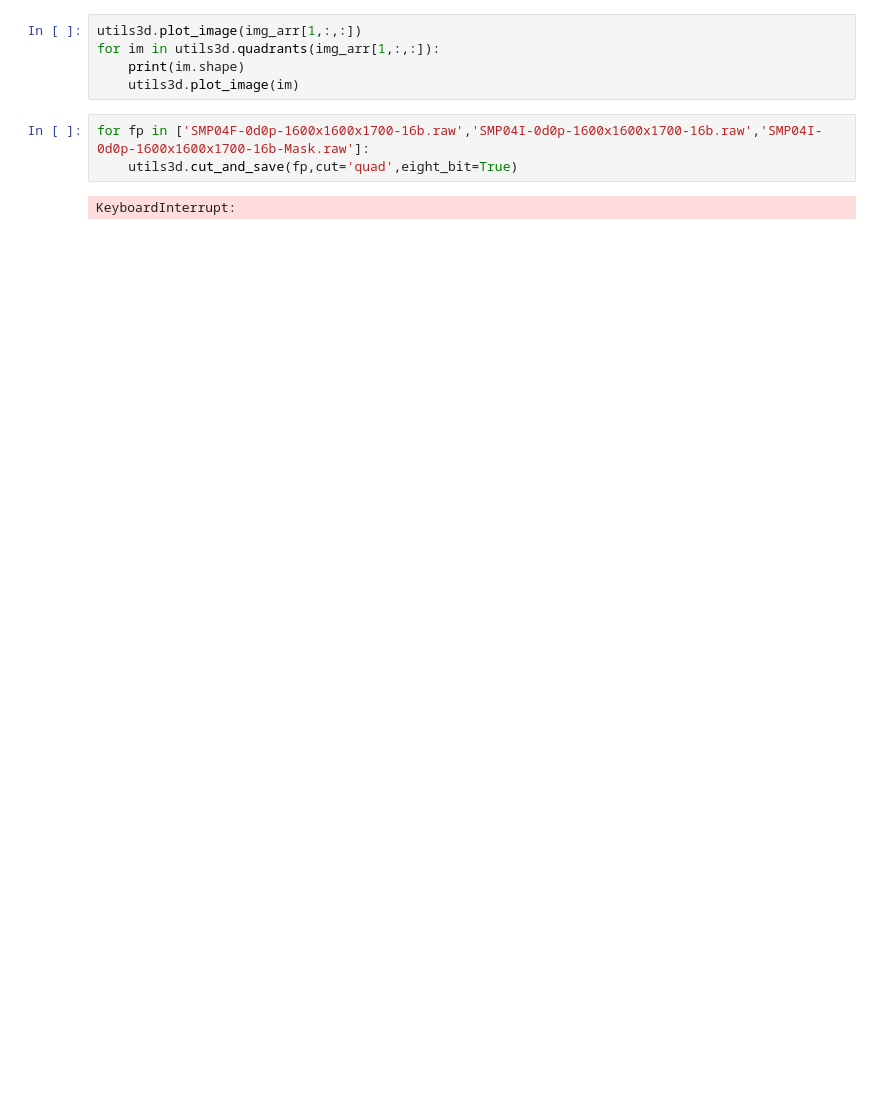
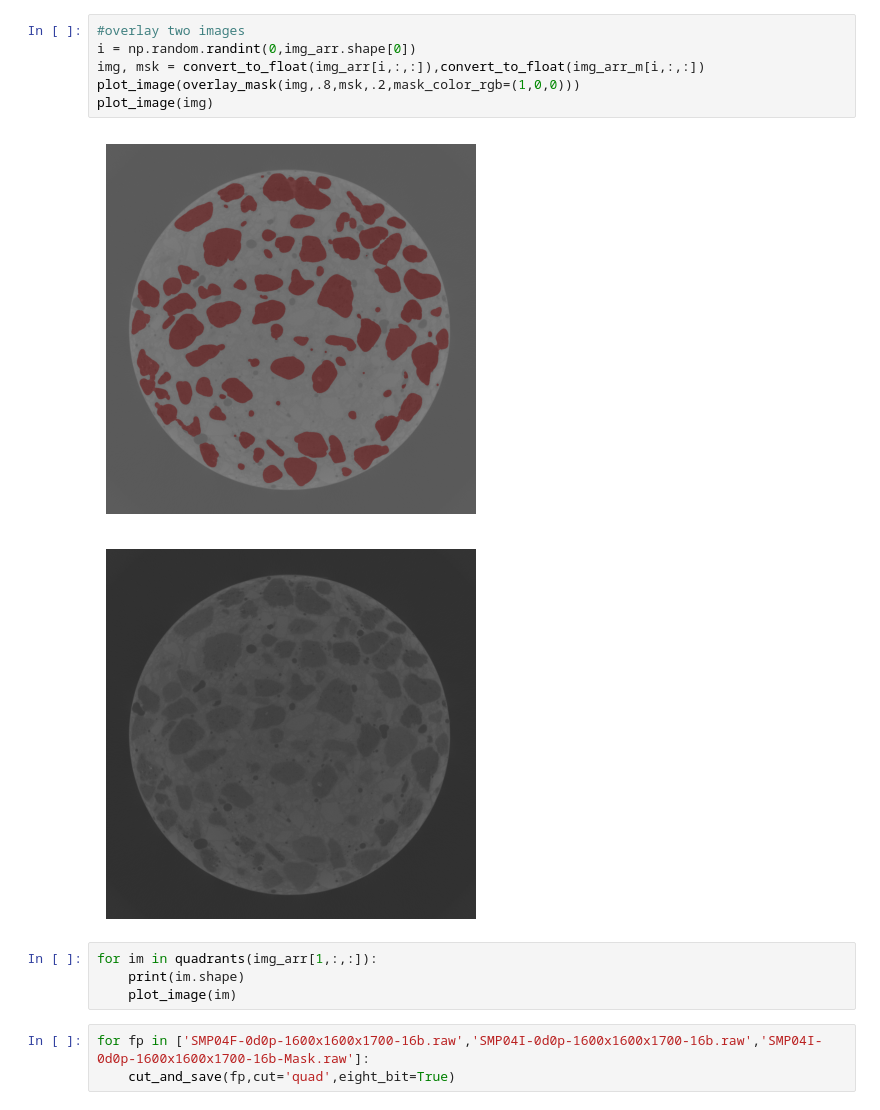
Before and after one commit to nickgiki/concrete_image_segmentation, a Jupyter notebook: concrete_ntua_read_files.ipynb, the cells around one changed output. Cells and saved outputs as stored; diff of their text form; blank space fills up the shorter version.

```diff
--- a/concrete_ntua_read_files.ipynb
+++ b/concrete_ntua_read_files.ipynb
@@ -17,10 +22,16 @@ utils3d.plot_slice(utils3d.crop_image(img_arr),np.random.randint(0,1700))
+# %%
+#overlay two images
+i = np.random.randint(0,img_arr.shape[0])
+img, msk = convert_to_float(img_arr[i,:,:]),convert_to_float(img_arr_m[i,:,:])
+plot_image(overlay_mask(img,.8,msk,.2,mask_color_rgb=(1,0,0)))
+plot_image(img)
+# %% [output]
+[figure, added]
+[figure, added]
 # %%
-utils3d.plot_image(img_arr[1,:,:])
-for im in utils3d.quadrants(img_arr[1,:,:]):
+for im in quadrants(img_arr[1,:,:]):
     print(im.shape)
-    utils3d.plot_image(im)
+    plot_image(im)
 # %%
 for fp in ['SMP04F-0d0p-1600x1600x1700-16b.raw','SMP04I-0d0p-1600x1600x1700-16b.raw','SMP04I-0d0p-1600x1600x1700-16b-Mask.raw']:
-    utils3d.cut_and_save(fp,cut='quad',eight_bit=True)
+    cut_and_save(fp,cut='quad',eight_bit=True)
-# %% [output]
-KeyboardInterrupt:
```
Also changed, not shown: parts of 4 cells of this notebook, 2 other files.
